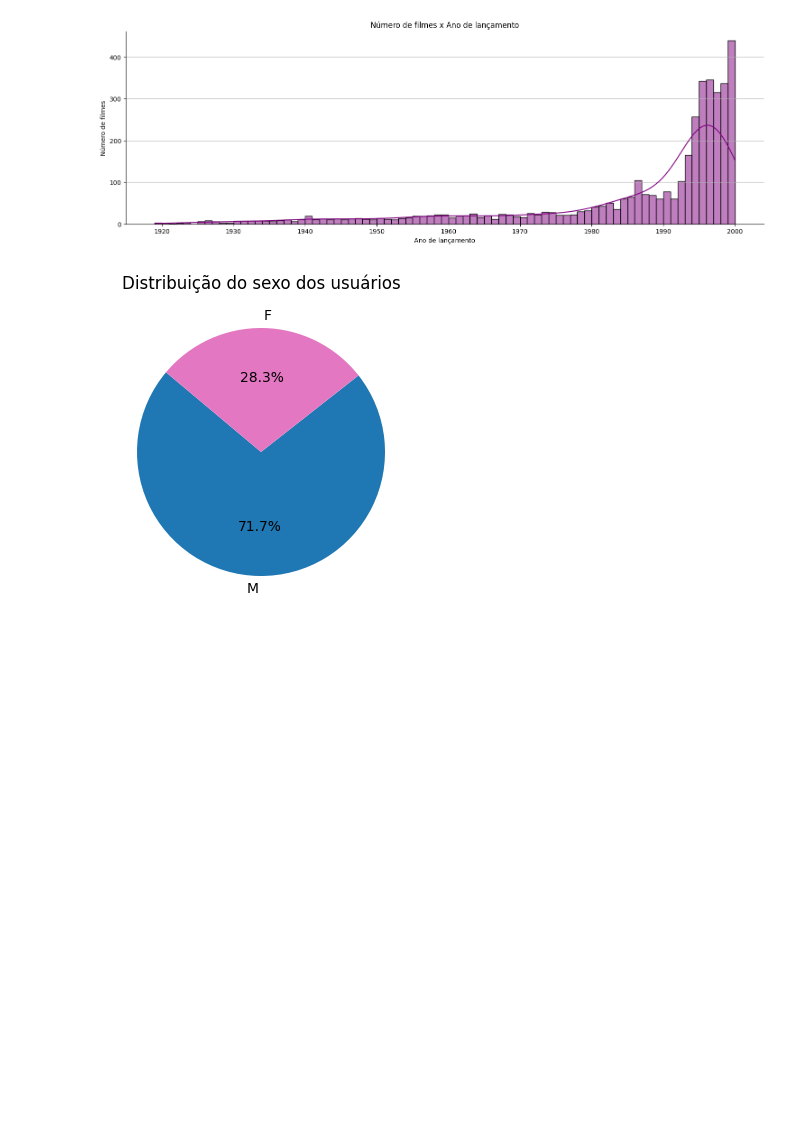
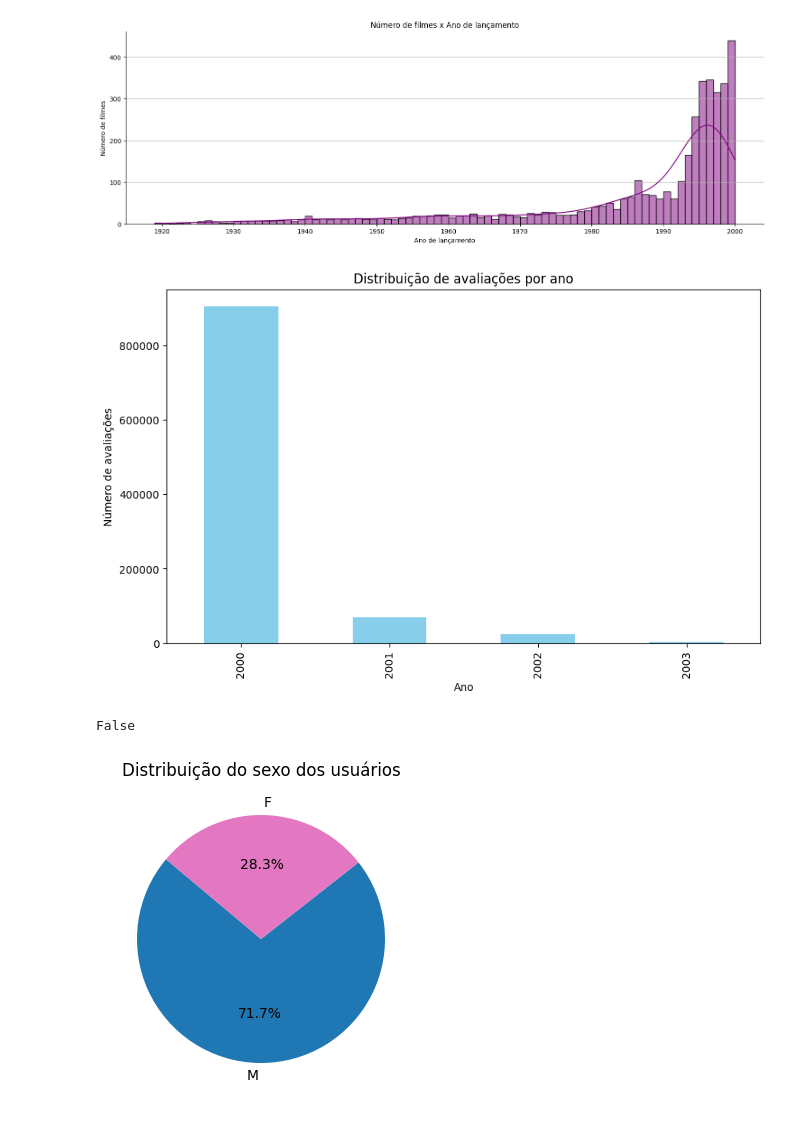
Before and after one commit to Ribeiro-Victor/coc602-data-mining, a Jupyter notebook: task_04/notebook.ipynb, the cells around one changed output. Saved outputs shown, nothing was run; the diff lists cells and outputs as text; code cells hidden in the pictures; blank space fills up the shorter version.

```diff
--- a/task_04/notebook.ipynb
+++ b/task_04/notebook.ipynb
@@ -91,6 +93,26 @@ def plot_films_by_year(df: pd.DataFrame):
 plot_films_by_year(movies_df)
 # %% [output]
 [figure]
+# %%
+def plot_ratings_by_year(df: pd.DataFrame):
+    df['Year'] = df['Timestamp'].dt.year
+
+    # Group by year and count ratings
+    ratings_by_year = df.groupby('Year')['Rating'].count()
+
+    # Plot distribution of ratings by year
+    ratings_by_year.plot(kind='bar', figsize=(10, 6), color='skyblue')
+    plt.xlabel('Ano')
+    plt.ylabel('Número de avaliações')
+    plt.title('Distribuição de avaliações por ano')
+    plt.show()
+plot_ratings_by_year(ratings_df)
+# %% [output]
+[figure, added]
+# %%
+ratings_df.duplicated(subset=['UserID', 'MovieID']).any()
+# %% [output]
+False
 # %%
 def plot_user_by_genre(df: pd.DataFrame):
     gender_counts = df['Gender'].value_counts()
```
Also changed, not shown: parts of 6 cells of this notebook.
